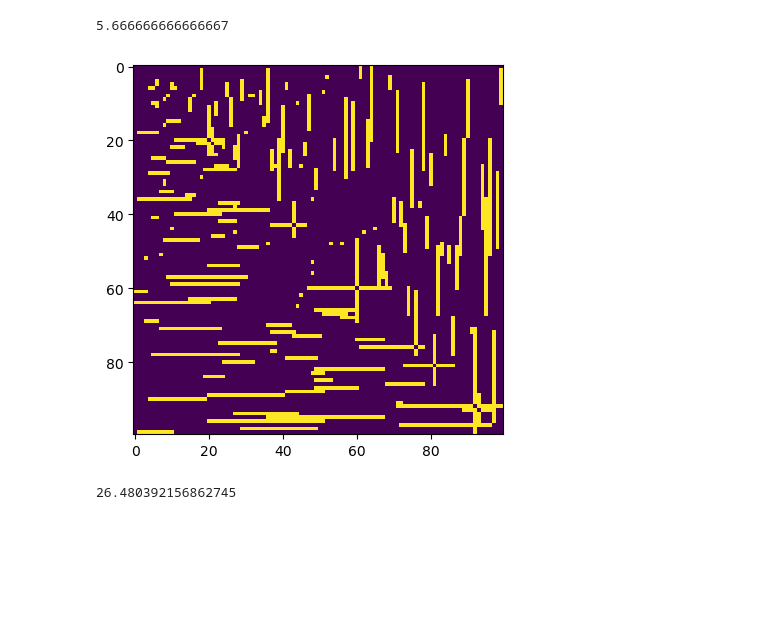
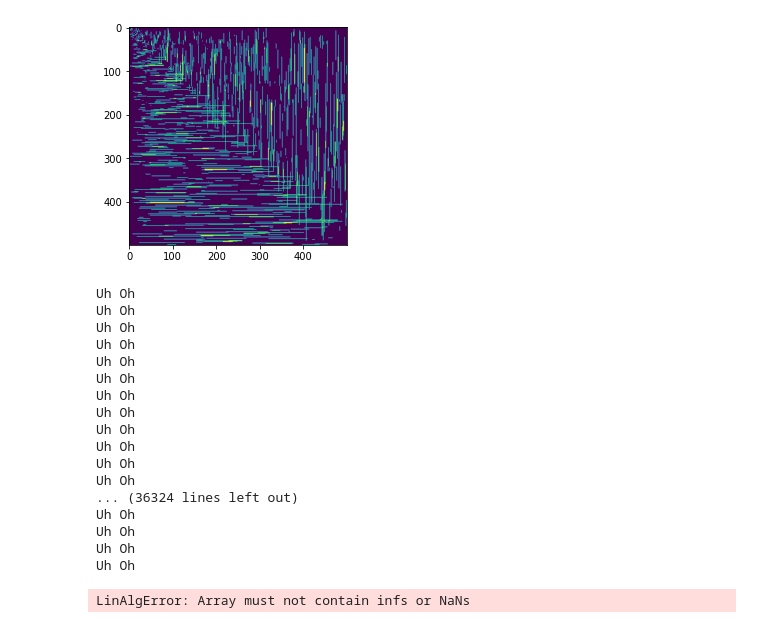
Before and after one commit to JD-X1/Aegis, a Jupyter notebook: apollyon/niche_model_mods.ipynb, the cells around one changed output. Drawn from its saved outputs; the diff is of its cells as text; code cells hidden in the pictures; blank space fills up the shorter version.

```diff
--- a/apollyon/niche_model_mods.ipynb
+++ b/apollyon/niche_model_mods.ipynb
@@ -208,6 +69,5 @@ for i in range(0,S):
 # %%
+S = 500
 C = 0.15
 beta = (1/C)-1
-beta
+sigma = 1.0
-# %% [output]
-5.666666666666667
@@ -217,6 +74,7 @@ out_mat = niche_model(100, beta)
+# %%
+Cmat = niche_model(S, beta)
 # %%
 ax = plt.gca()
-im = ax.imshow(out_mat)
-plt.show()
+im = ax.imshow(Cmat)
 # %% [output]
-[figure, old version]
+[figure, new version]
@@ -226,13 +81,32 @@ sigma = 1.0
 # %%
-jacobian = np.empty((S,S))
+# Jacobian Constructor from Cmatrix
+J = np.empty((S,S), dtype = float)
 for i in range(0,S):
     for j in range(0,S):
-        if out_mat[i,j] == 1:
+        if Cmat[i,j] == 1:
             int_val = rng.normal(0.0,sigma)
             int_val_rev = rng.normal(0.0,sigma)
-            jacobian[i,j] = int_val
-            jacobian[j,i] = int_val_rev
+            J[i,j] = int_val
+            J[j,i] = int_val_rev
+            if not J[i,j] == "NaN":
+                print("Uh Oh")
+for i in range(0,S):
+    J[i,i] = -1
+# %% [output]
+Uh Oh
+Uh Oh
+Uh Oh
+Uh Oh
+Uh Oh
+Uh Oh
+Uh Oh
+Uh Oh
+Uh Oh
+Uh Oh
+Uh Oh
+Uh Oh
+... (36324 lines left out)
+Uh Oh
+Uh Oh
+Uh Oh
+Uh Oh
-# %%
-np.sum(jacobian != 0)/(S^2)
-# %% [output]
-26.480392156862745
@@ -242 +113,6 @@ for i in range(0,S):
+# %%
+# Jacobian plotting
+e = np.linalg.eigval(J)
+# %% [output]
+LinAlgError: Array must not contain infs or NaNs
 # %%
```
Also changed, not shown: parts of 20 cells of this notebook, 2 other files.
